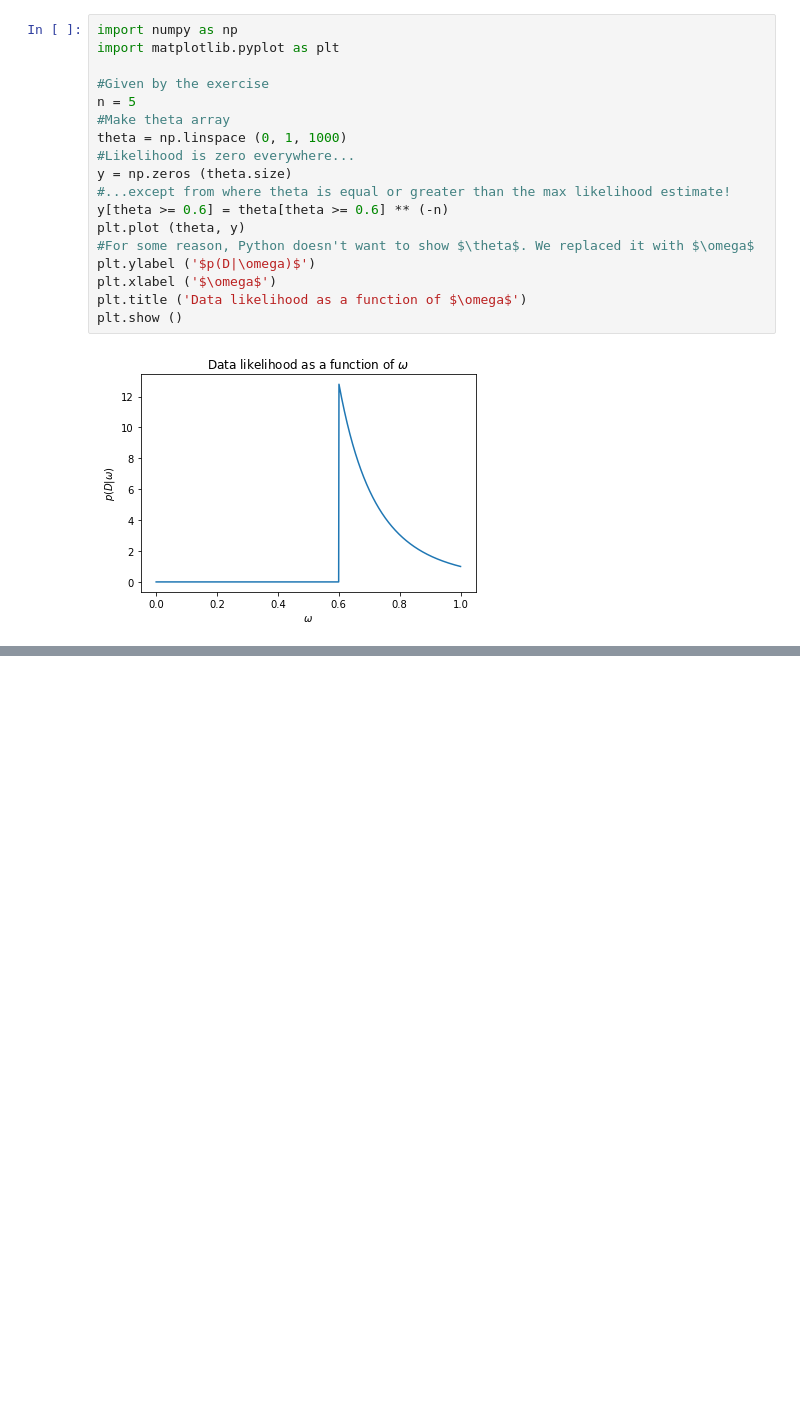
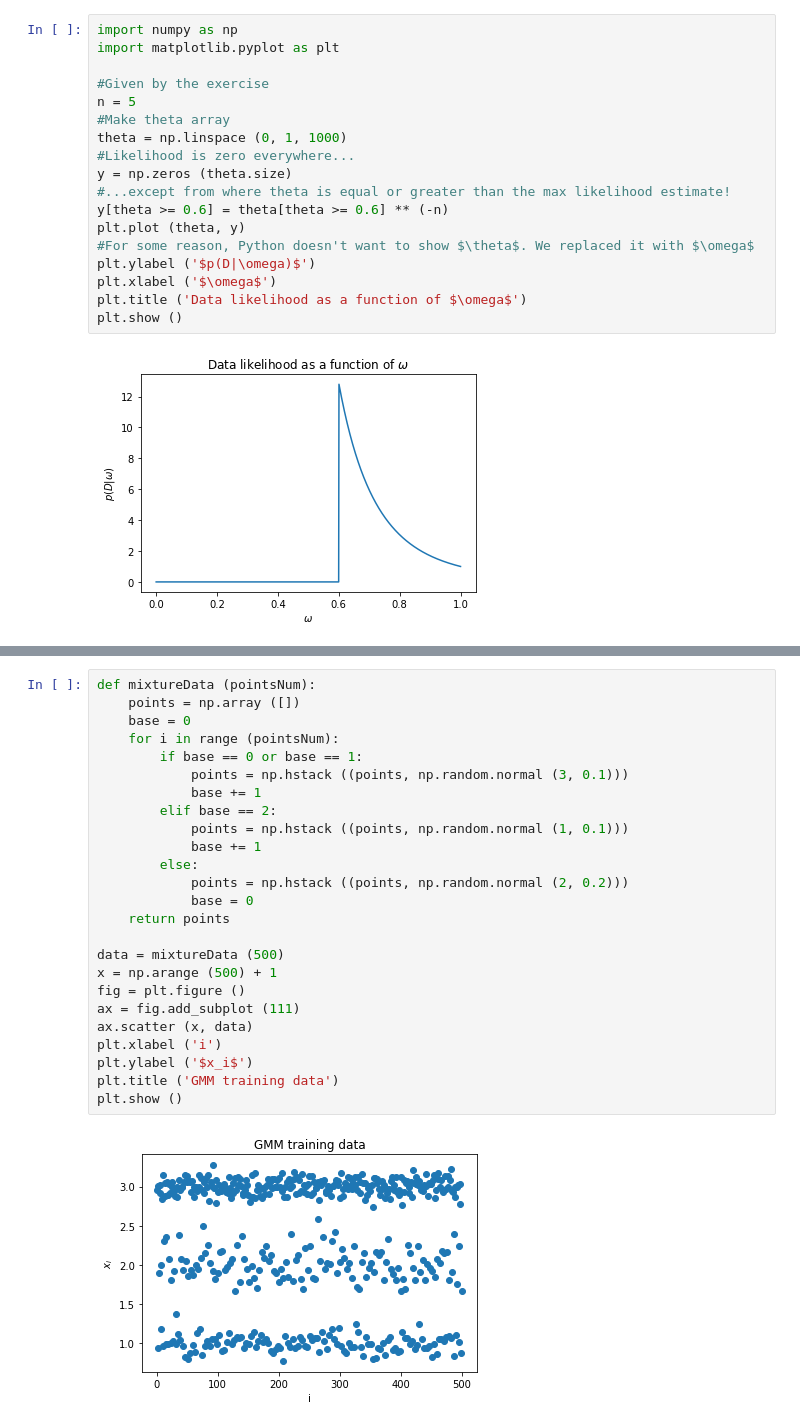
Before and after one commit to kotskon/patrec19, a Jupyter notebook: writOne/report.ipynb, the cells around one changed output, grey strips where cells are left out. Cells and saved outputs as stored; diff of their text form; blank space fills up the shorter version.

```diff
--- a/writOne/report.ipynb
+++ b/writOne/report.ipynb
@@ -34,0 +132,27 @@ plt.show ()
+# %%
+def mixtureData (pointsNum):
+    points = np.array ([])
+    base = 0
+    for i in range (pointsNum):
+        if base == 0 or base == 1:
+            points = np.hstack ((points, np.random.normal (3, 0.1)))
+            base += 1
+        elif base == 2:
+            points = np.hstack ((points, np.random.normal (1, 0.1)))
+            base += 1
+        else:
+            points = np.hstack ((points, np.random.normal (2, 0.2)))
+            base = 0
+    return points
+
+data = mixtureData (500)
+x = np.arange (500) + 1
+fig = plt.figure ()
+ax = fig.add_subplot (111)
+ax.scatter (x, data)
+plt.xlabel ('i')
+plt.ylabel ('$x_i$')
+plt.title ('GMM training data')
+plt.show ()
+# %% [output]
+[figure, added]
```
Also changed, not shown: parts of 11 cells of this notebook.
